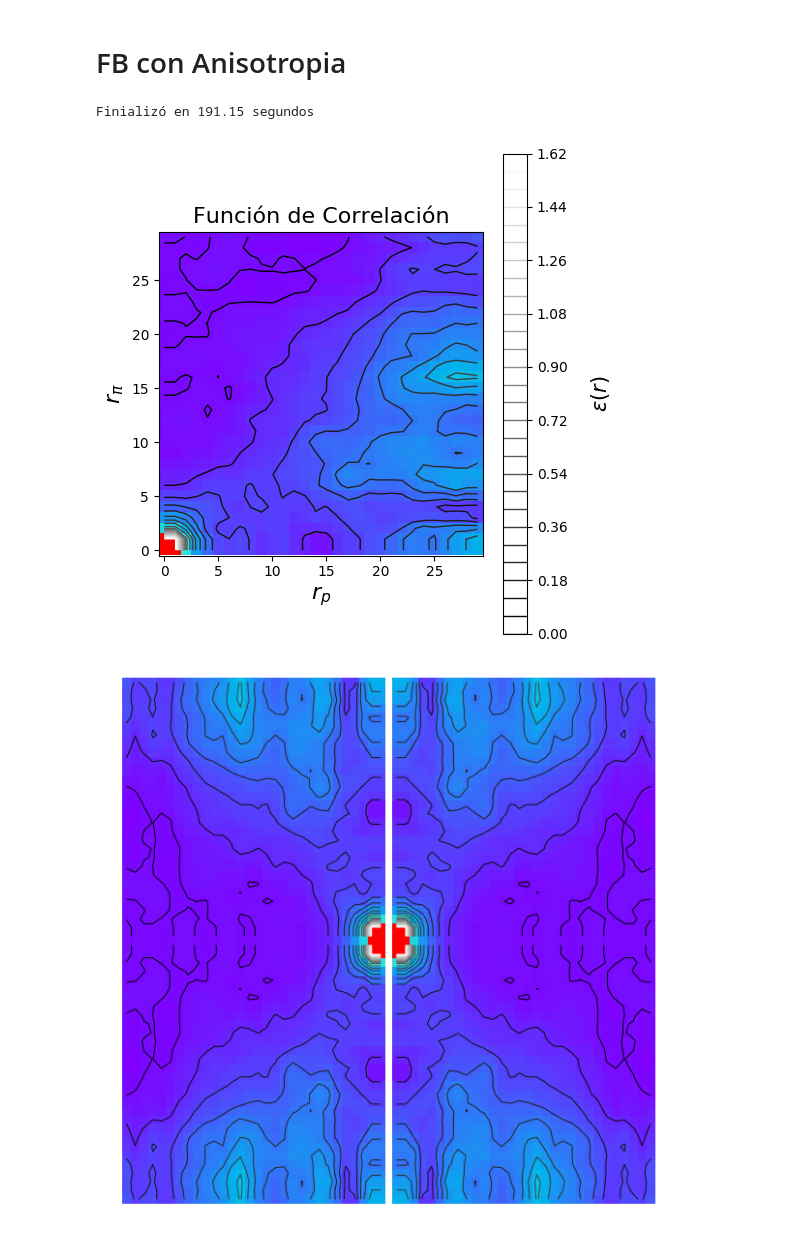
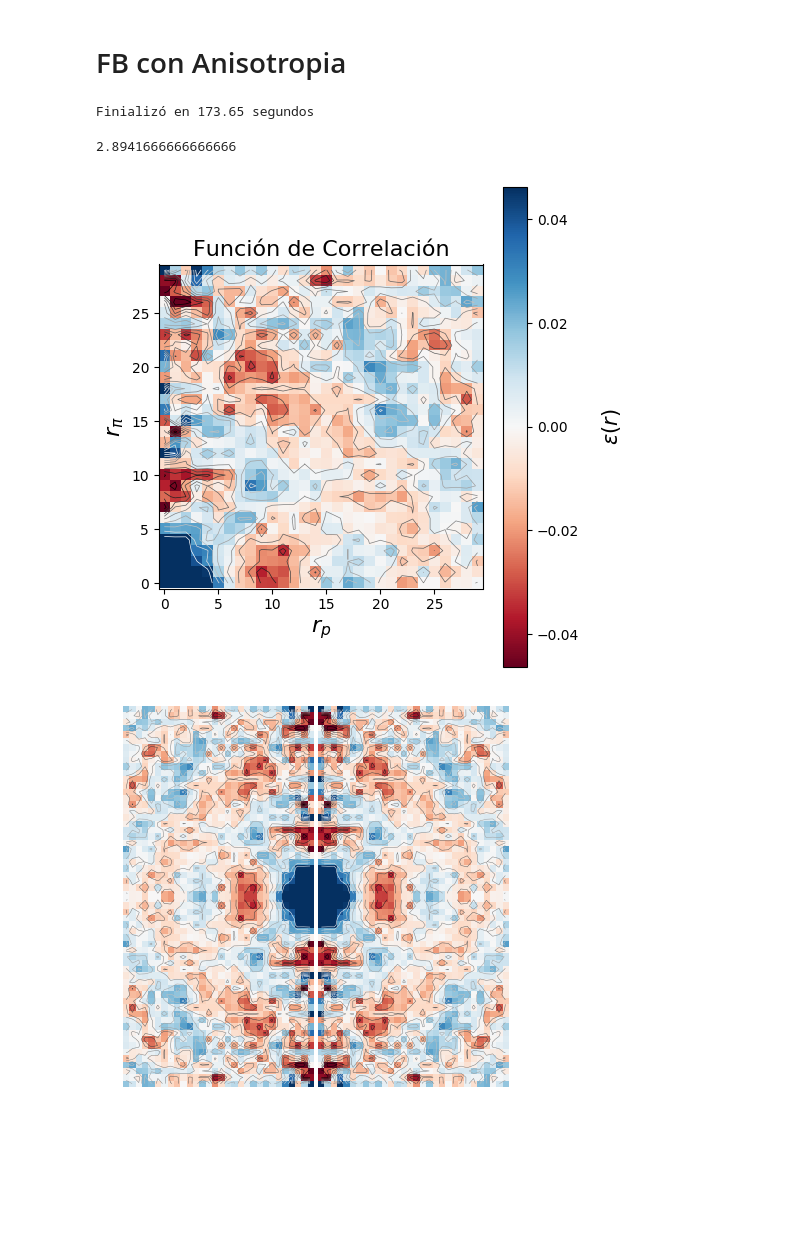
Before and after one commit to Oscar2401/funcion_correlacion, a Jupyter notebook: Fuerza_bruta.ipynb, the cells around one changed output. Cells and saved outputs as stored; diff of their text form; code cells hidden in the pictures; blank space fills up the shorter version.

```diff
--- a/Fuerza_bruta.ipynb
+++ b/Fuerza_bruta.ipynb
@@ -243,11 +231,15 @@ def Histos_ani(p,p_r,bn,point_max):
 start = time.perf_counter()
 
 bins = 30
-NDD_2d, NRR_2d, NDR_2d, xx, yy = Histos_ani(data,rand,bins,130)
+NDD_2d, NRR_2d, NDR_2d, xx, yy = Histos_ani(data,rand,bins,180)
 
 finish = time.perf_counter()
 
 print(f'Finializó en {round(finish-start,2)} segundos')
 # %% [output]
-Finializó en 191.15 segundos
+Finializó en 173.65 segundos
+# %%
+round(finish-start,2)/60
+# %% [output]
+2.8941666666666666
 # %%
@@ -266,46 +262,51 @@ def imag(x,y,t,cmap):
     cax.set_label(t,labelpad = 15,fontsize = 15)
     line_colour1 = ('royalblue', 'blue', 'mediumblue', 'darkblue')
     plt.plot()
+# %%
+top = np.max(eps_LS_2d[np.where(eps_LS_2d < 0.05)])
+down = np.min(eps_LS_2d[np.where(eps_LS_2d > -0.05)])
+eps_LS_2d[np.where(eps_LS_2d > 0.05)] = top
+eps_LS_2d[np.where(eps_LS_2d < -0.05)] = down
 # %%
 #hacemos un suavizado de la imagen
 import cv2
-p = 2
+p = 1
 sig = 1
 
 blur_OH = cv2.blur(eps_LS_2d,(p,p))
 # %%
-imag(blur_OH.T,'Función de Correlación','$\epsilon(r)$',cmap=plt.cm.rainbow)
+imag(blur_OH,'Función de Correlación','$\epsilon(r)$',cmap='RdBu')
 # %% [output]
-[figure, old version]
+[figure, new version]
 # %%
 import scipy.misc
 from scipy import ndimage
 import matplotlib.gridspec as gridspec
 
-plt.figure(figsize = (10,10))
+plt.figure(figsize = (7,7))
 gs1 = gridspec.GridSpec(2, 2)
 gs1.update(wspace=0.0, hspace=0.0) # set the spacing between axes.
 
 ax1 = plt.subplot(gs1[0])
 rotated_img = ndimage.rotate(np.rot90(blur_OH), 90)
-plt.imshow(rotated_img, cmap=plt.cm.rainbow)
-plt.contour(rotated_img,30,cmap=plt.cm.gray,linewidths=1)
+plt.imshow(rotated_img, cmap='RdBu')
+plt.contour(rotated_img,10,cmap=plt.cm.gray,linewidths=0.5)
 plt.axis('off')
 ax1 = plt.subplot(gs1[1])
 rotated_img = ndimage.rotate(blur_OH.T,90)
-plt.imshow(rotated_img, cmap=plt.cm.rainbow)
-plt.contour(rotated_img,30,cmap=plt.cm.gray,linewidths=1)
+plt.imshow(rotated_img, cmap='RdBu')
+plt.contour(rotated_img,10,cmap=plt.cm.gray,linewidths=0.5)
 plt.axis('off')
 ax1 = plt.subplot(gs1[2])
 rotated_img = ndimage.rotate(blur_OH.T,-90)
-plt.imshow(rotated_img, cmap=plt.cm.rainbow)
-plt.contour(rotated_img,30,cmap=plt.cm.gray,linewidths=1)
+plt.imshow(rotated_img, cmap='RdBu')
+plt.contour(rotated_img,10,cmap=plt.cm.gray,linewidths=0.5)
 plt.axis('off')
 ax1 = plt.subplot(gs1[3])
 rotated_img = ndimage.rotate(blur_OH, 0)
-plt.imshow(rotated_img, cmap=plt.cm.rainbow)
-plt.contour(rotated_img,30,cmap=plt.cm.gray,linewidths=1)
+plt.imshow(rotated_img, cmap='RdBu')
+plt.contour(rotated_img,10,cmap=plt.cm.gray,linewidths=0.5)
 plt.axis('off')
 plt.show()
 # %% [output]
-[figure, old version]
+[figure, new version]
```
Also changed, not shown: parts of 10 cells of this notebook.
